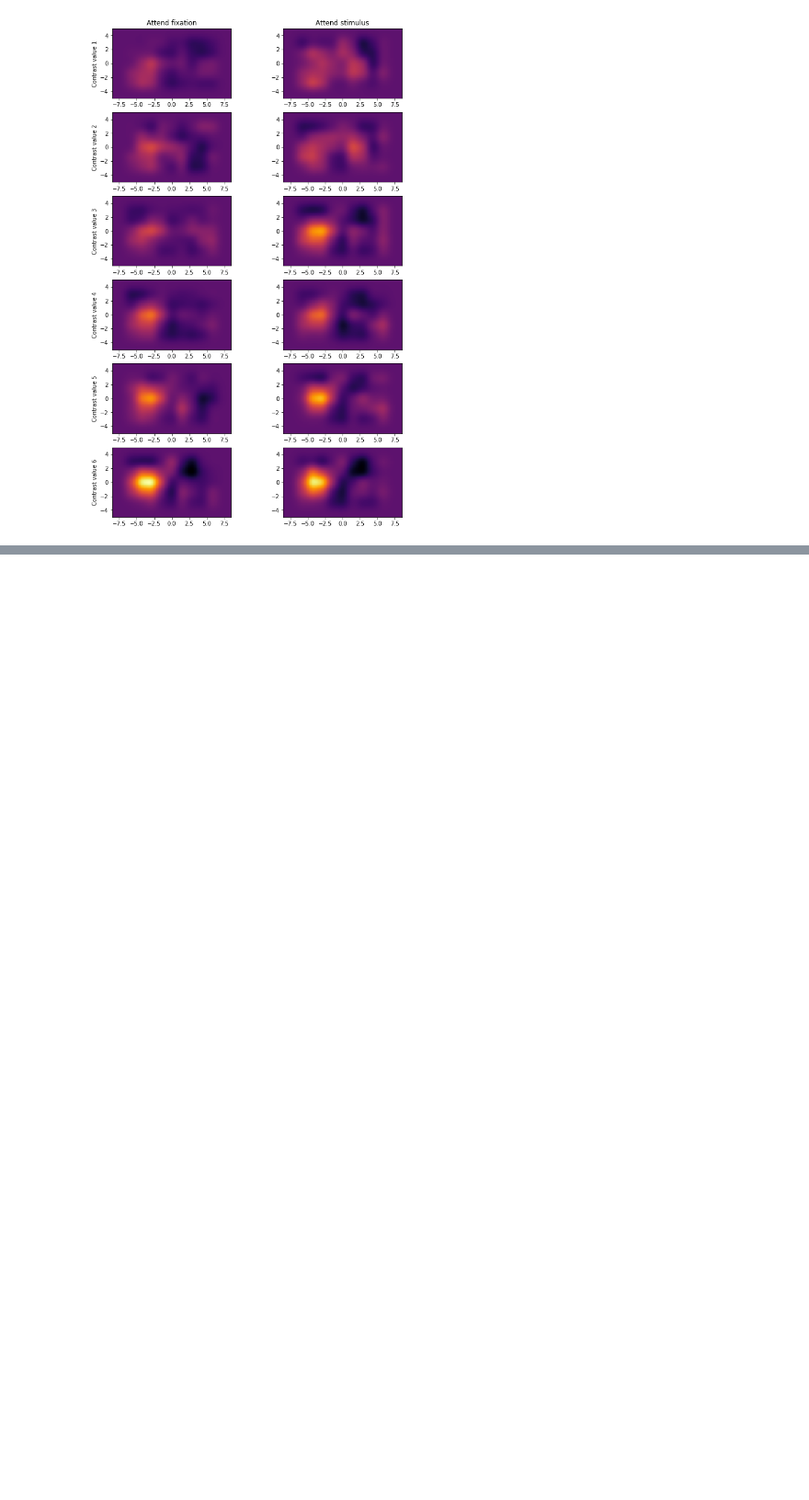
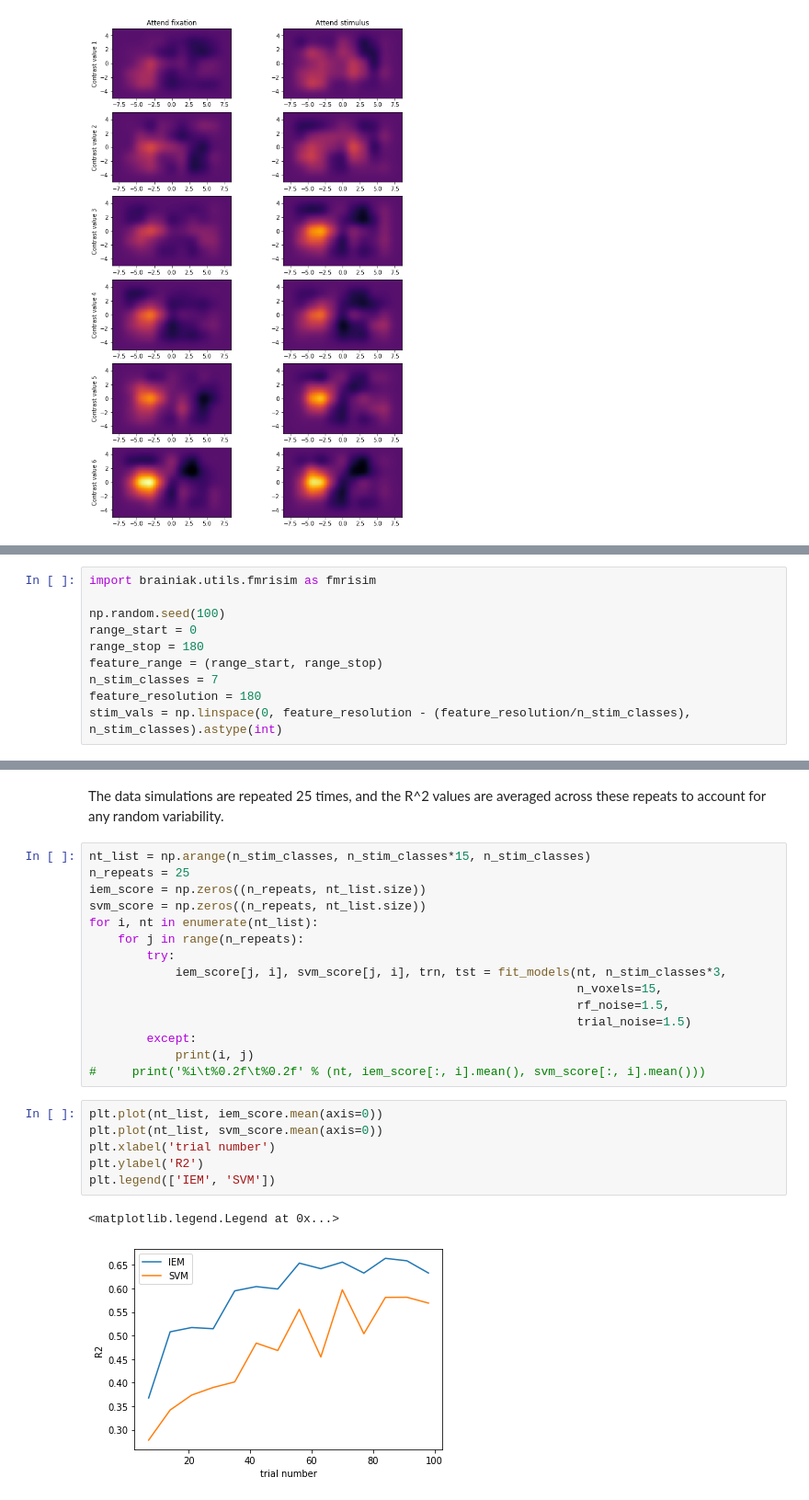
Before and after one commit to brainiak/brainiak-aperture, a Jupyter notebook: notebooks/iem/iem.ipynb, the cells around one changed output, grey strips where cells are left out. Shown at 92% size. Saved outputs shown, nothing was run; the diff lists cells and outputs as text; blank space fills up the shorter version.

Commit message:
finished WM example. added simulation of IEM vs SVM.

```diff
--- a/notebooks/iem/iem.ipynb
+++ b/notebooks/iem/iem.ipynb
@@ -233,0 +261,10 @@ Full results from these manipulations across a group of subjects can be seen in
+# %%
+import brainiak.utils.fmrisim as fmrisim
+
+np.random.seed(100)
+range_start = 0
+range_stop = 180
+feature_range = (range_start, range_stop)
+n_stim_classes = 7
+feature_resolution = 180
+stim_vals = np.linspace(0, feature_resolution - (feature_resolution/n_stim_classes), n_stim_classes).astype(int)
@@ -233,0 +333,26 @@ Full results from these manipulations across a group of subjects can be seen in
+# %% [markdown]
+The data simulations are repeated 25 times, and the R^2 values are averaged across these repeats to account for any random variability.
+# %%
+nt_list = np.arange(n_stim_classes, n_stim_classes*15, n_stim_classes)
+n_repeats = 25
+iem_score = np.zeros((n_repeats, nt_list.size))
+svm_score = np.zeros((n_repeats, nt_list.size))
+for i, nt in enumerate(nt_list):
+    for j in range(n_repeats):
+        try:
+            iem_score[j, i], svm_score[j, i], trn, tst = fit_models(nt, n_stim_classes*3,
+                                                                    n_voxels=15,
+                                                                    rf_noise=1.5,
+                                                                    trial_noise=1.5)
+        except:
+            print(i, j)
+#     print('%i\t%0.2f\t%0.2f' % (nt, iem_score[:, i].mean(), svm_score[:, i].mean()))
+# %%
+plt.plot(nt_list, iem_score.mean(axis=0))
+plt.plot(nt_list, svm_score.mean(axis=0))
+plt.xlabel('trial number')
+plt.ylabel('R2')
+plt.legend(['IEM', 'SVM'])
+# %% [output]
+<matplotlib.legend.Legend at 0x...>
+[figure, added]
```
Also changed, not shown: parts of 32 cells of this notebook.
